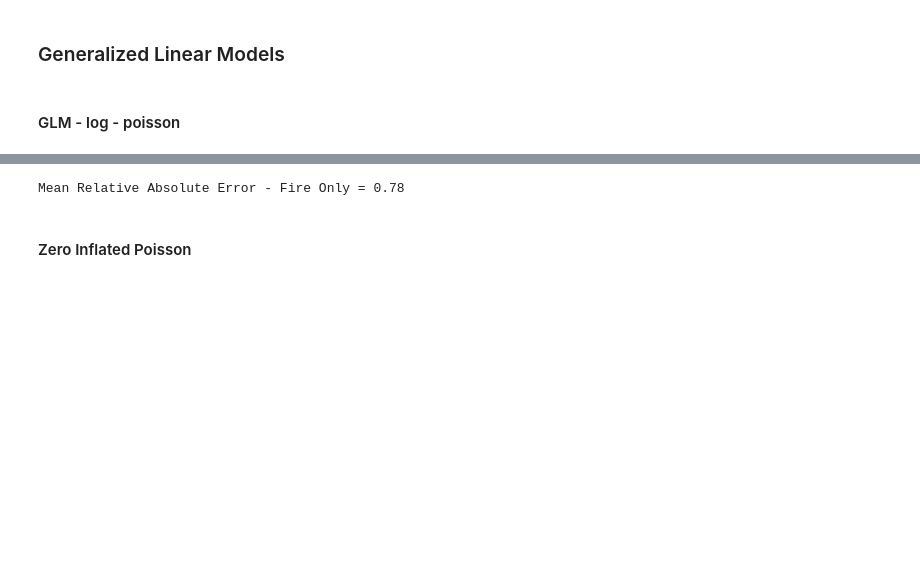
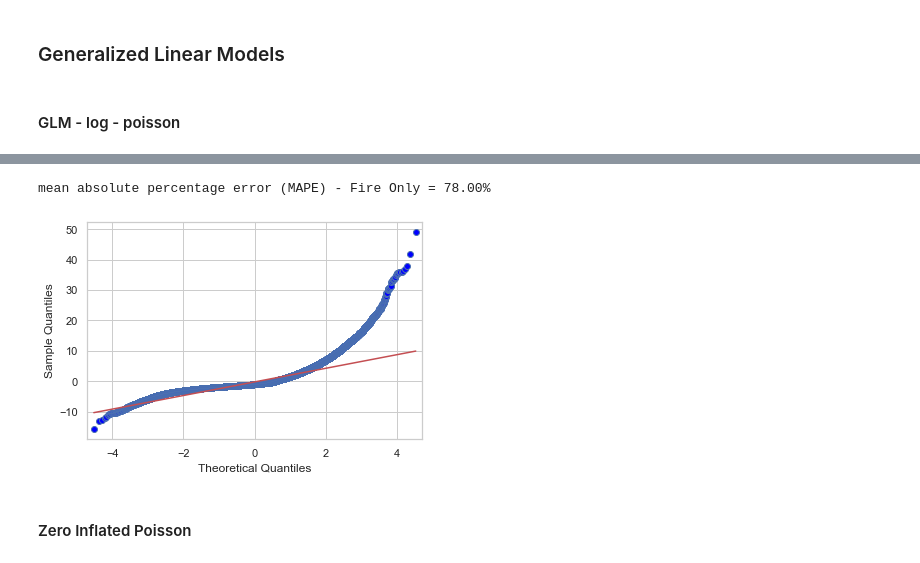
Before and after one commit to MegaCookies88/Data-Challenge-Wildfires, a Jupyter notebook: wildfires.ipynb, the cells around one changed output, grey strips where cells are left out. Cells and saved outputs as stored; diff of their text form; code cells hidden in the pictures; blank space fills up the shorter version.

```diff
--- a/wildfires.ipynb
+++ b/wildfires.ipynb
@@ -515,9 +568,15 @@ lc16           0.1687      0.001    243.364      0.000       0.167       0.170
 prediction = pd.concat([pd.DataFrame(results.predict(X_test), columns=['pCNT'], index=y_test.index), y_test], axis=1)
 fire_error = (np.abs(prediction[prediction.CNT>0].CNT-prediction[prediction.CNT>0].pCNT)/prediction[prediction.CNT>0].CNT).mean()
 
-print('Mean Relative Absolute Error - Fire Only = %2.2f' % fire_error)
+print('mean absolute percentage error (MAPE) - Fire Only = %2.2f%%' % (100*fire_error))
 # %% [output]
-Mean Relative Absolute Error - Fire Only = 0.78
+mean absolute percentage error (MAPE) - Fire Only = 78.00%
+# %%
+## QQ-Plot Residuals
+fig = sm.qqplot(results.resid_deviance, line='r')
+plt.show()
+# %% [output]
+[figure, added]
 # %% [markdown]
 #### Zero Inflated Poisson
 # %%
```
Also changed, not shown: parts of 19 cells of this notebook.
